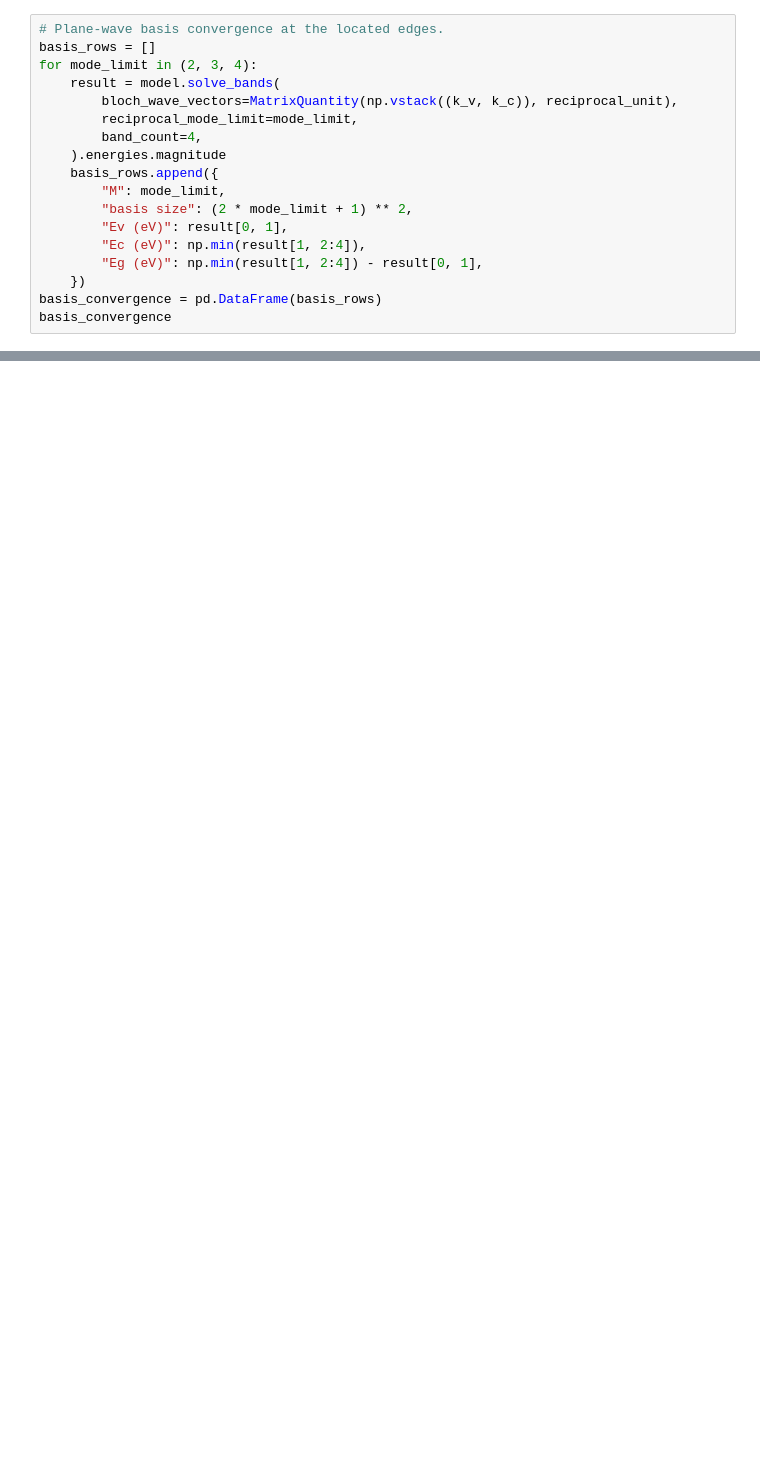
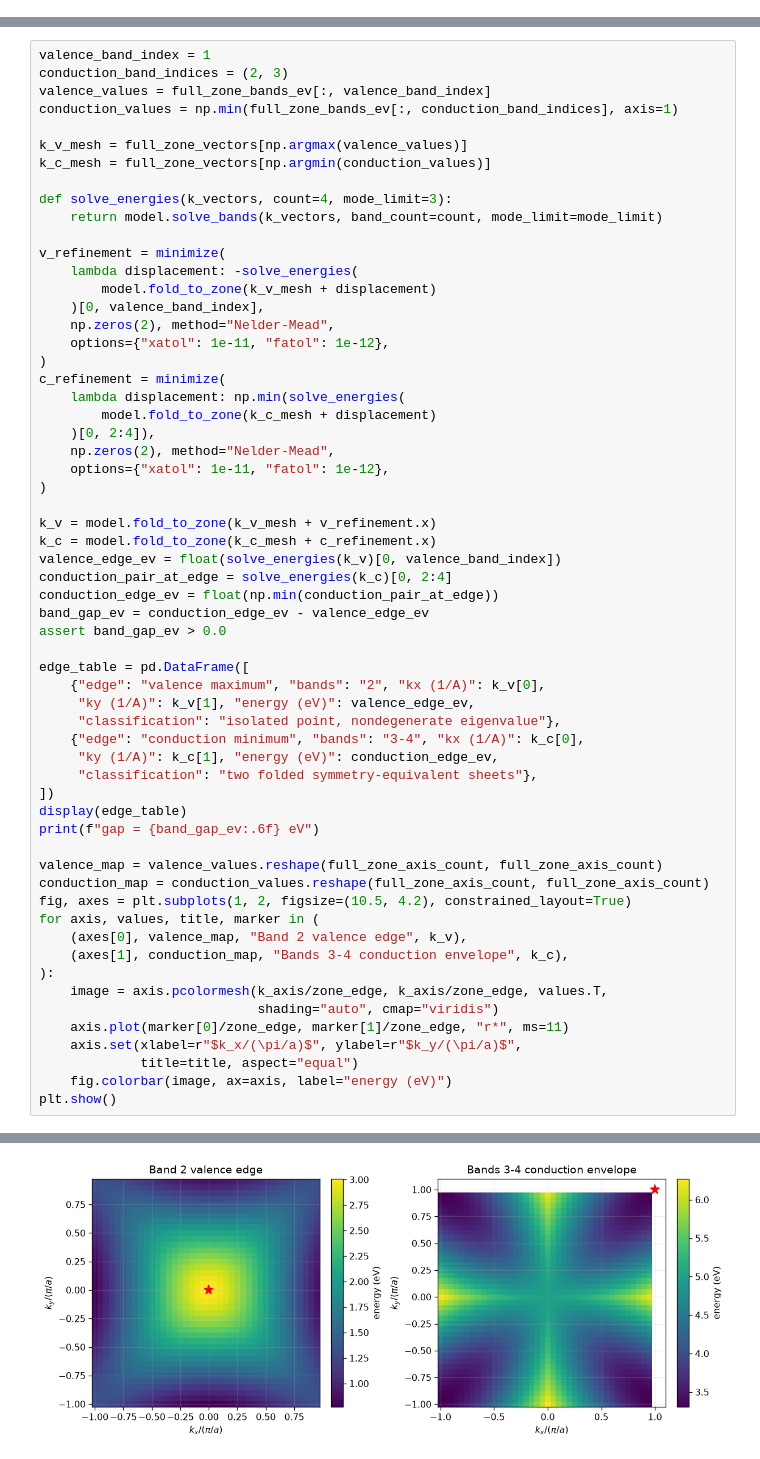
Before and after one commit to eragasa/dlsu_SEMPHY01, a Jupyter notebook: dlsu_AY20262026T1/LA1/notebooks/01_bloch2d_validation.ipynb, the cells around one changed output, grey strips where cells are left out. Cells and saved outputs as stored; diff of their text form; blank space fills up the shorter version.

```diff
--- a/dlsu_AY20262026T1/LA1/notebooks/01_bloch2d_validation.ipynb
+++ b/dlsu_AY20262026T1/LA1/notebooks/01_bloch2d_validation.ipynb
@@ -310,18 +0,0 @@ The two smooth sheets can be reconstructed locally from the sorted pair. For she
-# %%
-# Plane-wave basis convergence at the located edges.
-basis_rows = []
-for mode_limit in (2, 3, 4):
-    result = model.solve_bands(
-        bloch_wave_vectors=MatrixQuantity(np.vstack((k_v, k_c)), reciprocal_unit),
-        reciprocal_mode_limit=mode_limit,
-        band_count=4,
-    ).energies.magnitude
-    basis_rows.append({
-        "M": mode_limit,
-        "basis size": (2 * mode_limit + 1) ** 2,
-        "Ev (eV)": result[0, 1],
-        "Ec (eV)": np.min(result[1, 2:4]),
-        "Eg (eV)": np.min(result[1, 2:4]) - result[0, 1],
-    })
-basis_convergence = pd.DataFrame(basis_rows)
-basis_convergence
@@ -1067,0 +158,61 @@ The checkerboard calculation validates curvature extraction, degeneracy bookkeep
+# %%
+valence_band_index = 1
+conduction_band_indices = (2, 3)
+valence_values = full_zone_bands_ev[:, valence_band_index]
+conduction_values = np.min(full_zone_bands_ev[:, conduction_band_indices], axis=1)
+
+k_v_mesh = full_zone_vectors[np.argmax(valence_values)]
+k_c_mesh = full_zone_vectors[np.argmin(conduction_values)]
+
+def solve_energies(k_vectors, count=4, mode_limit=3):
+    return model.solve_bands(k_vectors, band_count=count, mode_limit=mode_limit)
+
+v_refinement = minimize(
+    lambda displacement: -solve_energies(
+        model.fold_to_zone(k_v_mesh + displacement)
+    )[0, valence_band_index],
+    np.zeros(2), method="Nelder-Mead",
+    options={"xatol": 1e-11, "fatol": 1e-12},
+)
+c_refinement = minimize(
+    lambda displacement: np.min(solve_energies(
+        model.fold_to_zone(k_c_mesh + displacement)
+    )[0, 2:4]),
+    np.zeros(2), method="Nelder-Mead",
+    options={"xatol": 1e-11, "fatol": 1e-12},
+)
+
+k_v = model.fold_to_zone(k_v_mesh + v_refinement.x)
+k_c = model.fold_to_zone(k_c_mesh + c_refinement.x)
+valence_edge_ev = float(solve_energies(k_v)[0, valence_band_index])
+conduction_pair_at_edge = solve_energies(k_c)[0, 2:4]
+conduction_edge_ev = float(np.min(conduction_pair_at_edge))
+band_gap_ev = conduction_edge_ev - valence_edge_ev
+assert band_gap_ev > 0.0
+
+edge_table = pd.DataFrame([
+    {"edge": "valence maximum", "bands": "2", "kx (1/A)": k_v[0],
+     "ky (1/A)": k_v[1], "energy (eV)": valence_edge_ev,
+     "classification": "isolated point, nondegenerate eigenvalue"},
+    {"edge": "conduction minimum", "bands": "3-4", "kx (1/A)": k_c[0],
+     "ky (1/A)": k_c[1], "energy (eV)": conduction_edge_ev,
+     "classification": "two folded symmetry-equivalent sheets"},
+])
+display(edge_table)
+print(f"gap = {band_gap_ev:.6f} eV")
+
+valence_map = valence_values.reshape(full_zone_axis_count, full_zone_axis_count)
+conduction_map = conduction_values.reshape(full_zone_axis_count, full_zone_axis_count)
+fig, axes = plt.subplots(1, 2, figsize=(10.5, 4.2), constrained_layout=True)
+for axis, values, title, marker in (
+    (axes[0], valence_map, "Band 2 valence edge", k_v),
+    (axes[1], conduction_map, "Bands 3-4 conduction envelope", k_c),
+):
+    image = axis.pcolormesh(k_axis/zone_edge, k_axis/zone_edge, values.T,
+                            shading="auto", cmap="viridis")
+    axis.plot(marker[0]/zone_edge, marker[1]/zone_edge, "r*", ms=11)
+    axis.set(xlabel=r"$k_x/(\pi/a)$", ylabel=r"$k_y/(\pi/a)$",
+             title=title, aspect="equal")
+    fig.colorbar(image, ax=axis, label="energy (eV)")
+plt.show()
+# %% [output]
@@ -1067,0 +223 @@ The checkerboard calculation validates curvature extraction, degeneracy bookkeep
+[figure, added]
```
Also changed, not shown: parts of 60 cells of this notebook, 34 other files.
